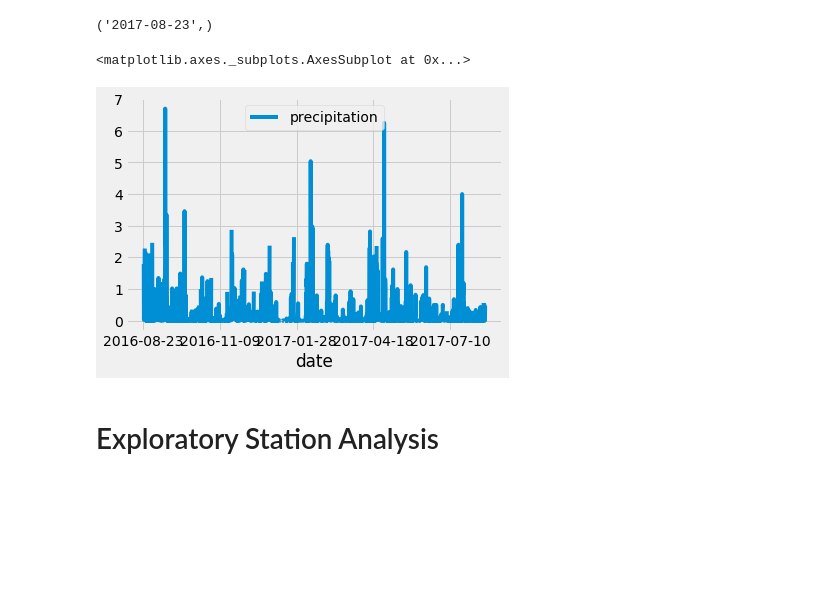
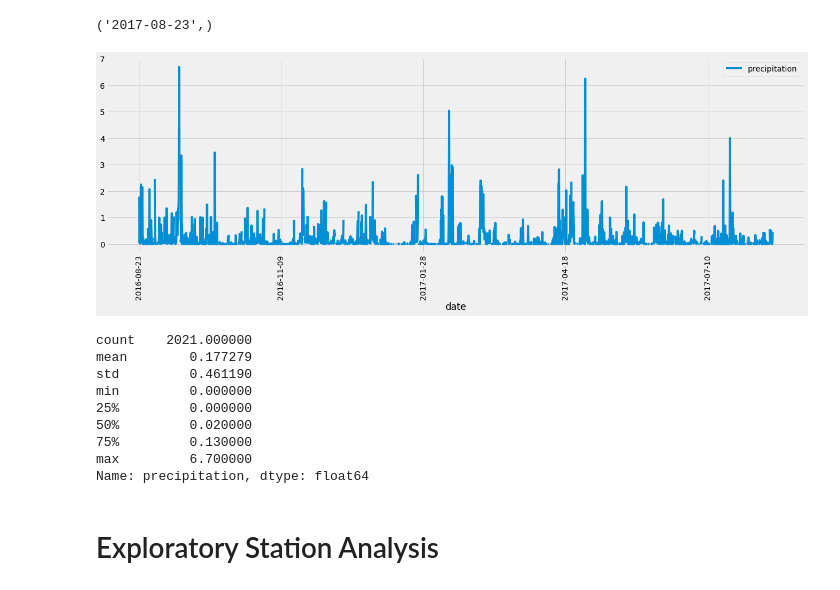
Before and after one commit to lynnlee2002/sqlalchemy-challenge, a Jupyter notebook: SurfsUp/climate_starter.ipynb, the cells around one changed output. Drawn from its saved outputs; the diff is of its cells as text; code cells hidden in the pictures; blank space fills up the shorter version.

Commit message:
prcp stats

```diff
--- a/SurfsUp/climate_starter.ipynb
+++ b/SurfsUp/climate_starter.ipynb
@@ -60,29 +60,45 @@ print(most_recent_date)
 # %%
 # Design a query to retrieve the last 12 months of precipitation data and plot the results.
 # Starting from the most recent data point in the database.
 most_recent_data_point = dt.datetime(2017, 8, 23)
 
 # Calculate the date one year from the last date in data set.
 year_ago = most_recent_data_point - dt.timedelta(days=366) #2016 is a leap year
 
 # Perform a query to retrieve the date and precipitation scores
 date_prcp_results = session.query(Measurement.date, Measurement.prcp).filter(Measurement.date >= year_ago).all()
 
 # Save the query results as a Pandas DataFrame and set the index to the date column
 date_prcp_df = pd.DataFrame(date_prcp_results, columns=['date', 'precipitation'])
 date_prcp_df.set_index(date_prcp_df['date'], inplace = True)
 
 # Sort the dataframe by date
 date_prcp_df = date_prcp_df.sort_index()
 
+# Use Pandas Plotting with Matplotlib to plot the data
+date_prcp_df.plot(x='date', y='precipitation', figsize=(20, 6))
 
-# Use Pandas Plotting with Matplotlib to plot the data
-date_prcp_df.plot()
+# Rotate the x-axis labels by 90 degrees.
+plt.tick_params(axis='x', rotation=90)
+
+# Show the plot.
+plt.show()
 # %% [output]
-<matplotlib.axes._subplots.AxesSubplot at 0x...>
-[figure, old version]
+[figure, new version]
 # %%
-# Use Pandas to calcualte the summary statistics for the precipitation data
+# Use Pandas to calculate the summary statistics for the precipitation data
+prcp_stats = date_prcp_df['precipitation'].describe()
+print(prcp_stats)
+# %% [output]
+count    2021.000000
+mean        0.177279
+std         0.461190
+min         0.000000
+25%         0.000000
+50%         0.020000
+75%         0.130000
+max         6.700000
+Name: precipitation, dtype: float64
 # %% [markdown]
 # Exploratory Station Analysis
 # %%
```
